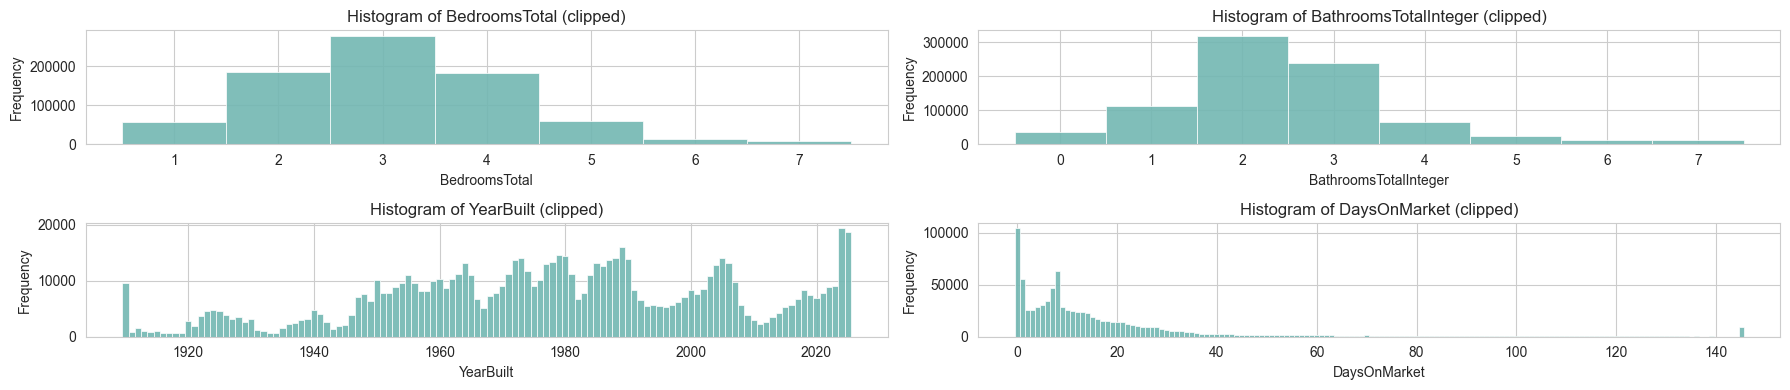
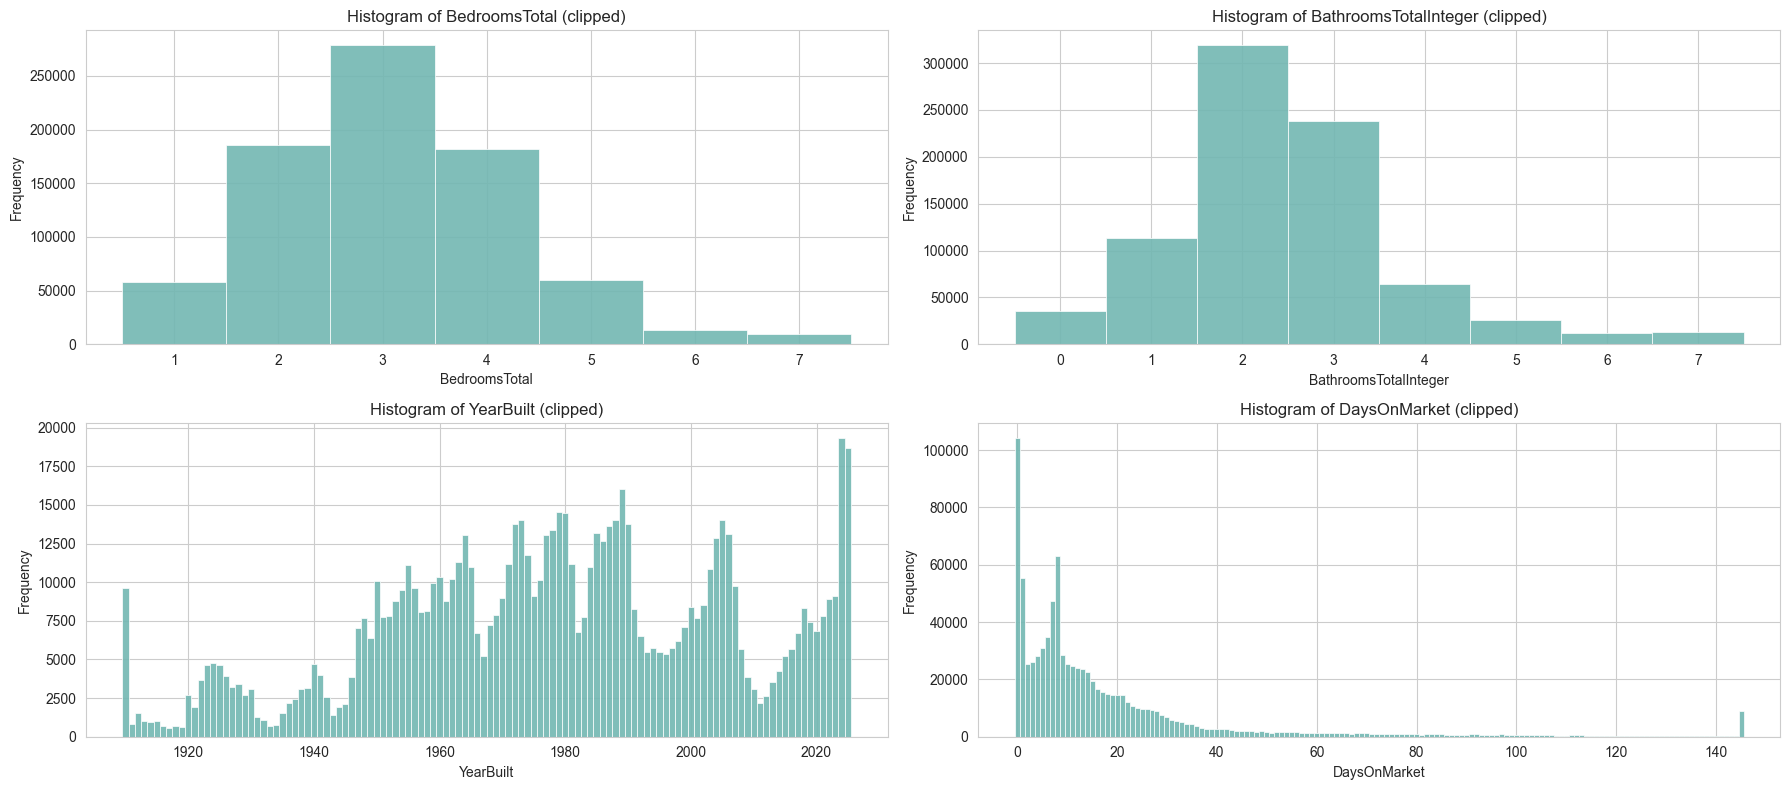
Unified diff of the notebook cell whose output changed from the first chart to the second:
--- before
+++ after
@@ -30,7 +30,7 @@
     bins='auto',
     clip_lower=plot_df[DISCRETE_COLS].quantile(0.01),
-    clip_upper=plot_df[DISCRETE_COLS].quantile(0.99),
+    clip_upper=plot_df[DISCRETE_COLS].quantile(0.99), #clipping needed because the scale goes insane otherwise aka lots of outliers > : (
     ncols=2,
-    figsize=(18, 4),
+    figsize=(18, 8),
     edgecolor="white",
     linewidth=0.5,
@@ -38,4 +38,3 @@
     alpha=0.9,
     discrete=True
-    
 )

Commit: added groupings of potential unneeded columns